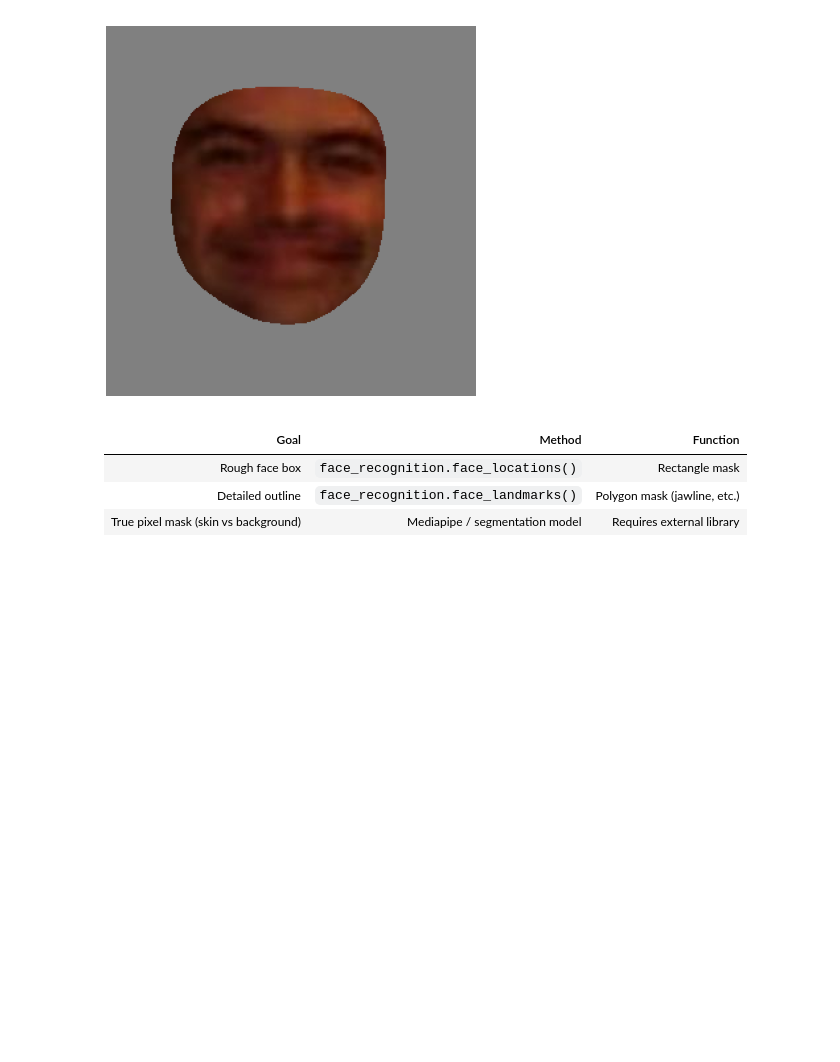
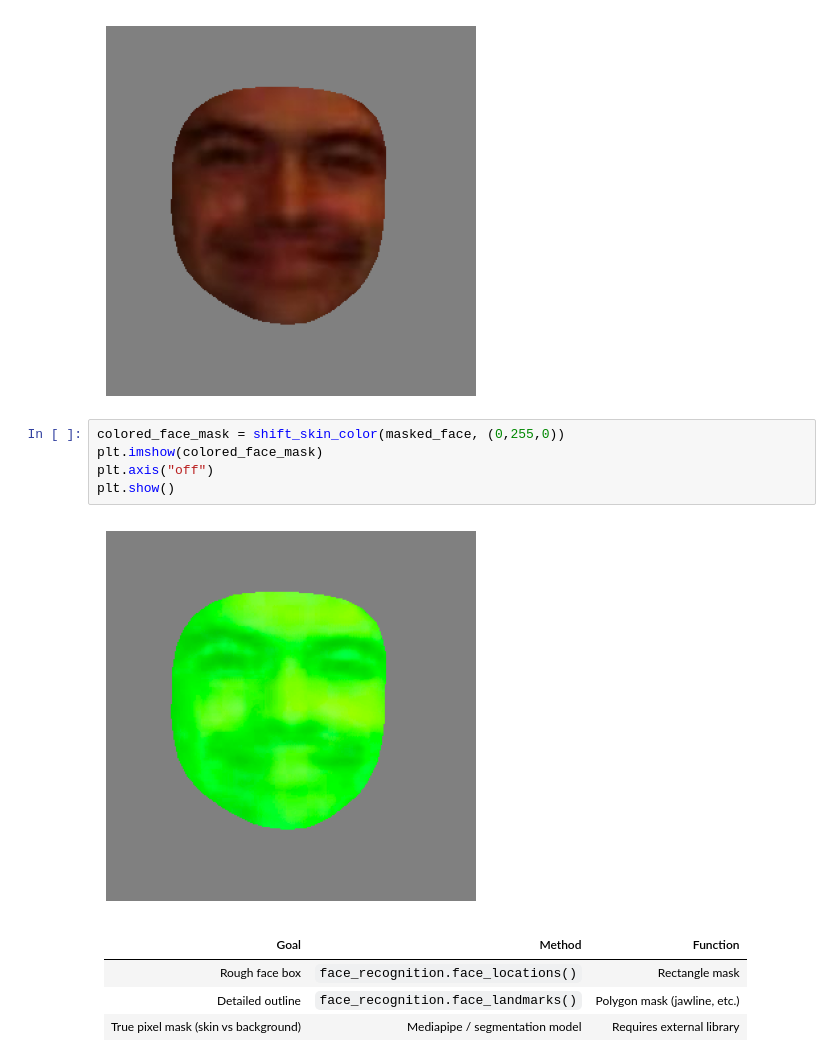
Before and after one commit to BOB-o-rabanete/Colored_Faces, a Jupyter notebook: main.ipynb, the cells around one changed output. Saved outputs shown, nothing was run; the diff lists cells and outputs as text; blank space fills up the shorter version.

Commit message:
. color skin
problem -> too intence, need it to be more realistic, maby play with shading?

```diff
--- a/main.ipynb
+++ b/main.ipynb
@@ -189,6 +189,13 @@ plt.axis("off")
 plt.show()
 # %% [output]
 [figure]
+# %%
+colored_face_mask = shift_skin_color(masked_face, (0,255,0))
+plt.imshow(colored_face_mask)
+plt.axis("off")
+plt.show()
+# %% [output]
+[figure, added]
 # %% [markdown]
 | Goal                                 | Method                              | Function                     |
 | ------------------------------------ | ----------------------------------- | ---------------------------- |
```
Also changed, not shown: parts of 1 cell of this notebook, 1 other file.
